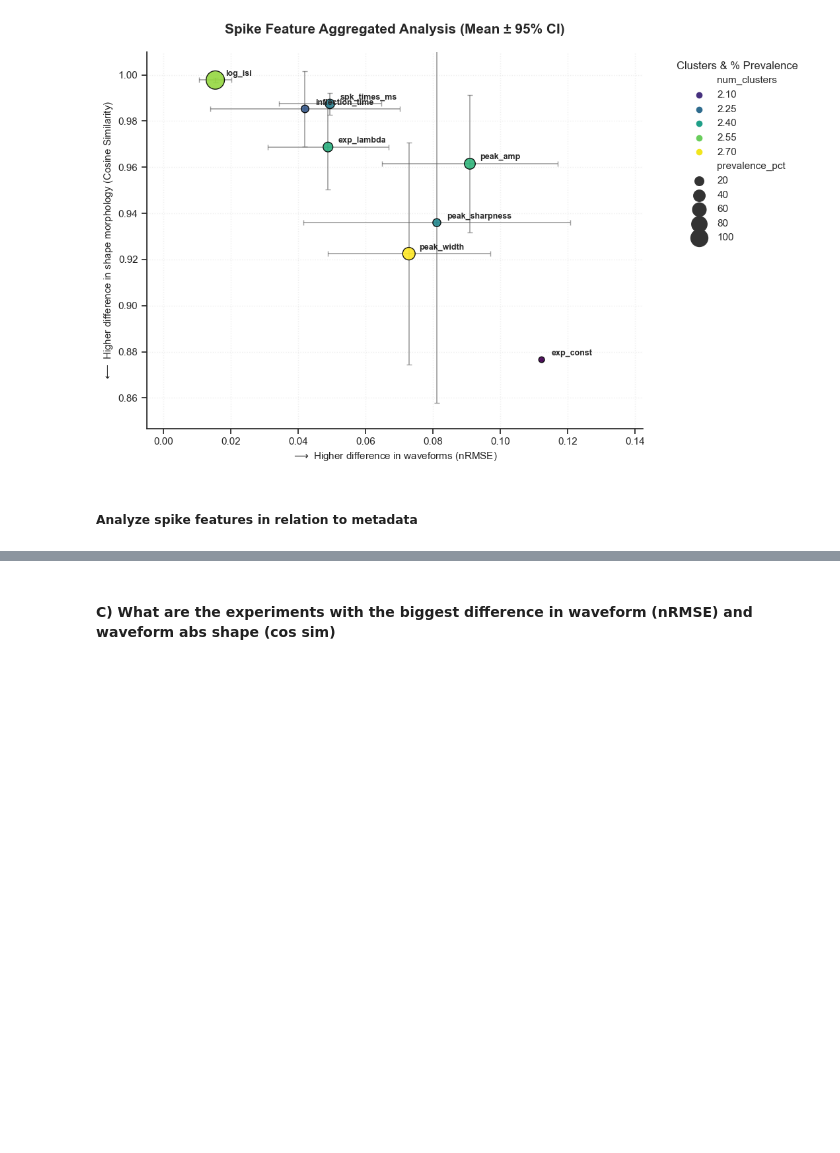
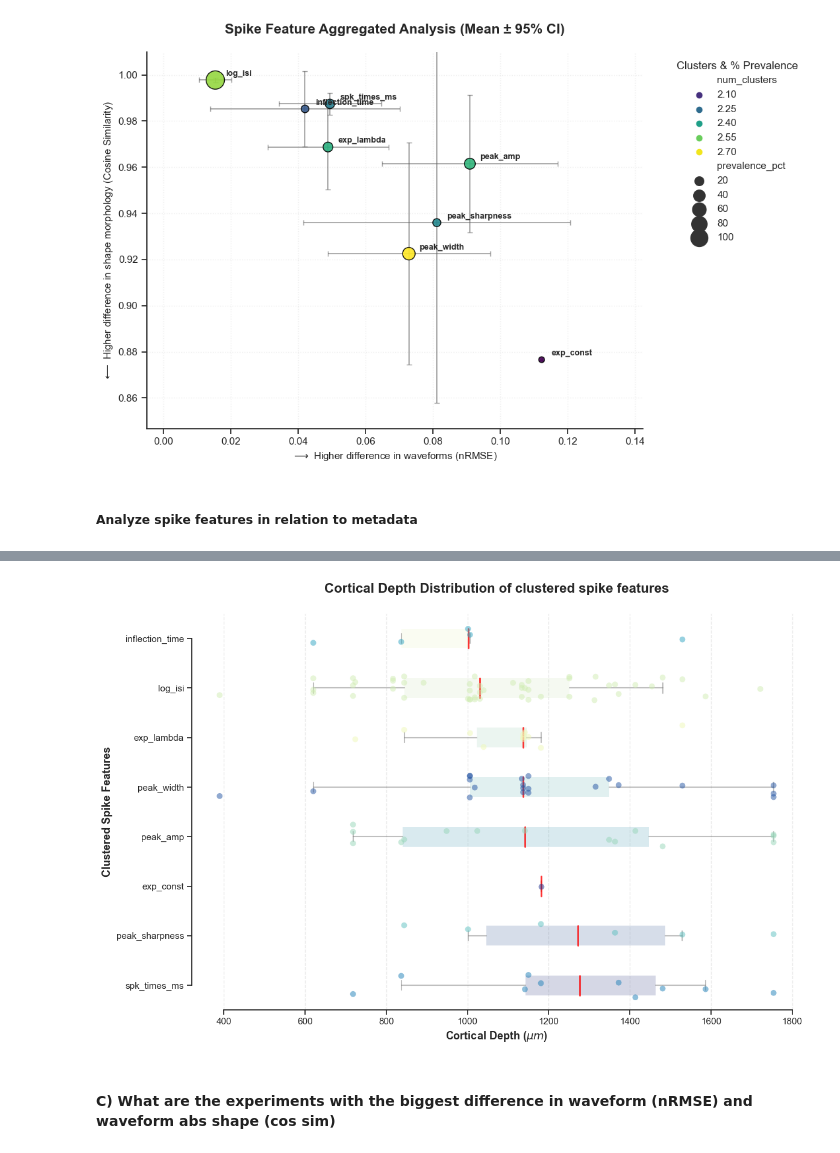
Before and after one commit to voytekresearch/spikewise, a Jupyter notebook: datasets/spe-1/spe1_patch_LFP_analysis/cluster_analyses/all_cluster_comparison.ipynb, the cells around one changed output, grey strips where cells are left out. Drawn from its saved outputs; the diff is of its cells as text; code cells hidden in the pictures; blank space fills up the shorter version.

```diff
--- a/datasets/spe-1/spe1_patch_LFP_analysis/cluster_analyses/all_cluster_comparison.ipynb
+++ b/datasets/spe-1/spe1_patch_LFP_analysis/cluster_analyses/all_cluster_comparison.ipynb
@@ -135,3 +154,69 @@ spk_feat_prevalence
+# %%
+
+
+def plot_feature_depth_distribution(df):
+    plt.figure(figsize=(12, 8))
+    sns.set_theme(style="ticks")
+
+    # 1. Sort features by median depth so the Y-axis follows the anatomy
+    sorted_features = df.groupby('spike_feature')['cortical_depth'].median().sort_values().index
+
+    # 2. Create a "Deeper is Darker" palette
+    # Using 'Blues' or 'Purples' ensures that features found at 800um
+    # look "heavier" than those at 100um
+    palette = sns.color_palette("YlGnBu", n_colors=len(sorted_features))
+
+    # 3. Plot Boxplot (The Range)
+    # We make this subtle so it acts as a "track" for the dots
+    sns.boxplot(
+        data=df,
+        x='cortical_depth',
+        y='spike_feature',
+        order=sorted_features,
+        whis=[5, 95],
+        palette=palette,
+        showfliers=False,
+        boxprops=dict(alpha=0.2, edgecolor='none'), # Very faint boxes
+        whiskerprops=dict(color='gray', alpha=0.5),
+        capprops=dict(color='gray', alpha=0.5),
+        medianprops=dict(color='red', alpha=0.8, linewidth=2), # Red line for 'Deepest' point of feature
+        width=0.4
+    )
+
+    # 4. Plot Stripplot (The Raw Data)
+    # Increased size and jitter for better readability
+    sns.stripplot(
+        data=df,
+        x='cortical_depth',
+        y='spike_feature',
+        order=sorted_features,
+        hue='spike_feature',
+        palette=palette,
+        jitter=0.25,
+        alpha=0.5,
+        s=7, # Larger points
+        legend=False
+    )
+
+    # 5. Anatomical Formatting
+    plt.title('Cortical Depth Distribution of clustered spike features', fontsize=16, fontweight='bold', pad=25)
+    plt.xlabel('Cortical Depth ($\mu m$)', fontsize=13, fontweight='semibold')
+    plt.ylabel('Clustered Spike Features', fontsize=13, fontweight='semibold')
+
+    # Invert Y-Axis so 0 (Pia/Surface) is at the top
+    # This makes the "Deeper = Darker" visual logic match the physical orientation
+    # plt.gca().invert_yaxis()
+
+    # 6. Clean up
+    plt.grid(axis='x', linestyle='--', alpha=0.4)
+    sns.despine(trim=True)
+    plt.tight_layout()
+    plt.show()
+
+# Run the refined version
+plot_feature_depth_distribution(df_master)
+# %% [output]
+[figure, added]
 # %% [markdown]
 #### C) What are the experiments with the biggest difference in waveform (nRMSE) and waveform abs shape (cos sim)
 # %%
```
Also changed, not shown: parts of 3 cells of this notebook.
